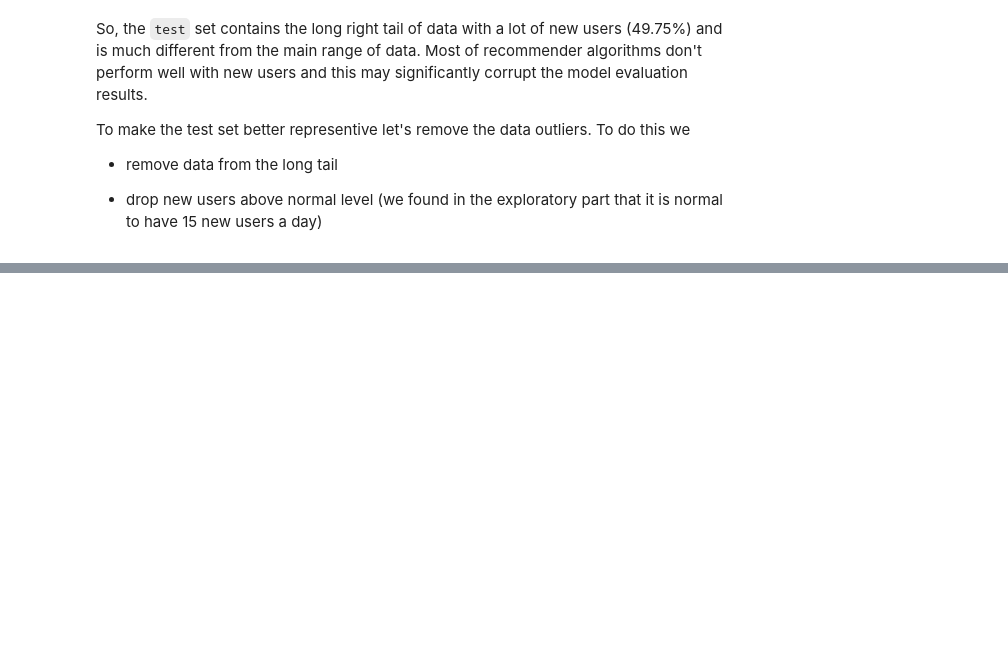
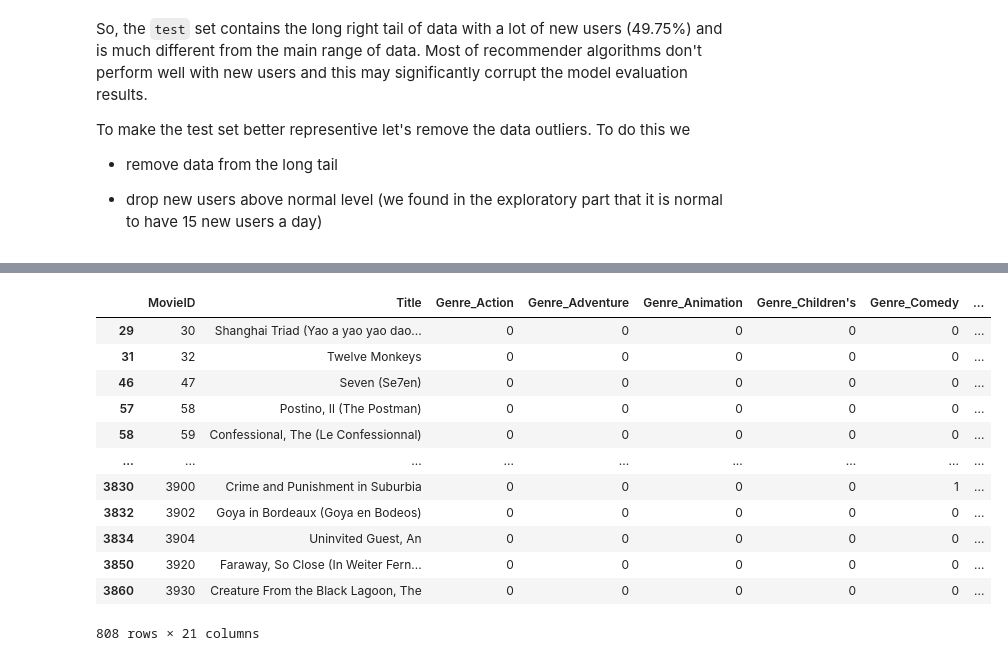
Before and after one commit to VyLeet/recommender-systems-project, a Jupyter notebook: notebooks/exploratory_data_analysis.ipynb, the cells around one changed output, grey strips where cells are left out. Saved outputs shown, nothing was run; the diff lists cells and outputs as text; code cells hidden in the pictures; blank space fills up the shorter version.

```diff
--- a/notebooks/exploratory_data_analysis.ipynb
+++ b/notebooks/exploratory_data_analysis.ipynb
@@ -280,0 +322,4 @@ Test set has 1.47% of new movies (50)
+# %%
+imdb_title_basics = pd.read_csv('/Users/maksym/Downloads/title.basics.tsv', sep='\t')
+# %%
+imdb_titles = set(imdb_title_basics.primaryTitle.to_list())
@@ -280,0 +352,16 @@ Test set has 1.47% of new movies (50)
+# %%
+movies_mod[~movies_mod.Title.map(lambda x: strip_the(x.strip()) in imdb_titles or x.strip() in imdb_titles)]
+# %% [output]
+|  | MovieID | Title | Genre_Action | Genre_Adventure | Genre_Animation | Genre_Children's | Genre_Comedy | ... |
+| 29 | 30 | Shanghai Triad (Yao a yao yao dao... | 0 | 0 | 0 | 0 | 0 | ... |
+| 31 | 32 | Twelve Monkeys | 0 | 0 | 0 | 0 | 0 | ... |
+| 46 | 47 | Seven (Se7en) | 0 | 0 | 0 | 0 | 0 | ... |
+| 57 | 58 | Postino, Il (The Postman) | 0 | 0 | 0 | 0 | 0 | ... |
+| 58 | 59 | Confessional, The (Le Confessionnal) | 0 | 0 | 0 | 0 | 0 | ... |
+| ... | ... | ... | ... | ... | ... | ... | ... | ... |
+| 3830 | 3900 | Crime and Punishment in Suburbia | 0 | 0 | 0 | 0 | 1 | ... |
+| 3832 | 3902 | Goya in Bordeaux (Goya en Bodeos) | 0 | 0 | 0 | 0 | 0 | ... |
+| 3834 | 3904 | Uninvited Guest, An | 0 | 0 | 0 | 0 | 0 | ... |
+| 3850 | 3920 | Faraway, So Close (In Weiter Fern... | 0 | 0 | 0 | 0 | 0 | ... |
+| 3860 | 3930 | Creature From the Black Lagoon, The | 0 | 0 | 0 | 0 | 0 | ... |
+808 rows × 21 columns
```
Also changed, not shown: parts of 21 cells of this notebook, 2 other files.
